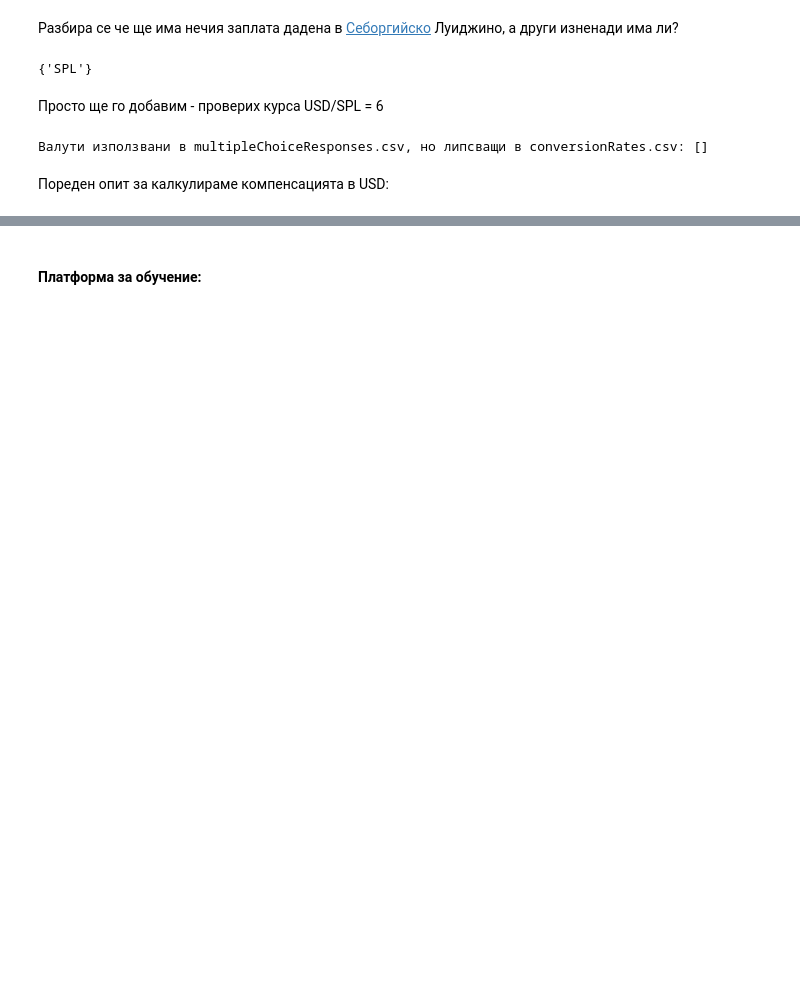
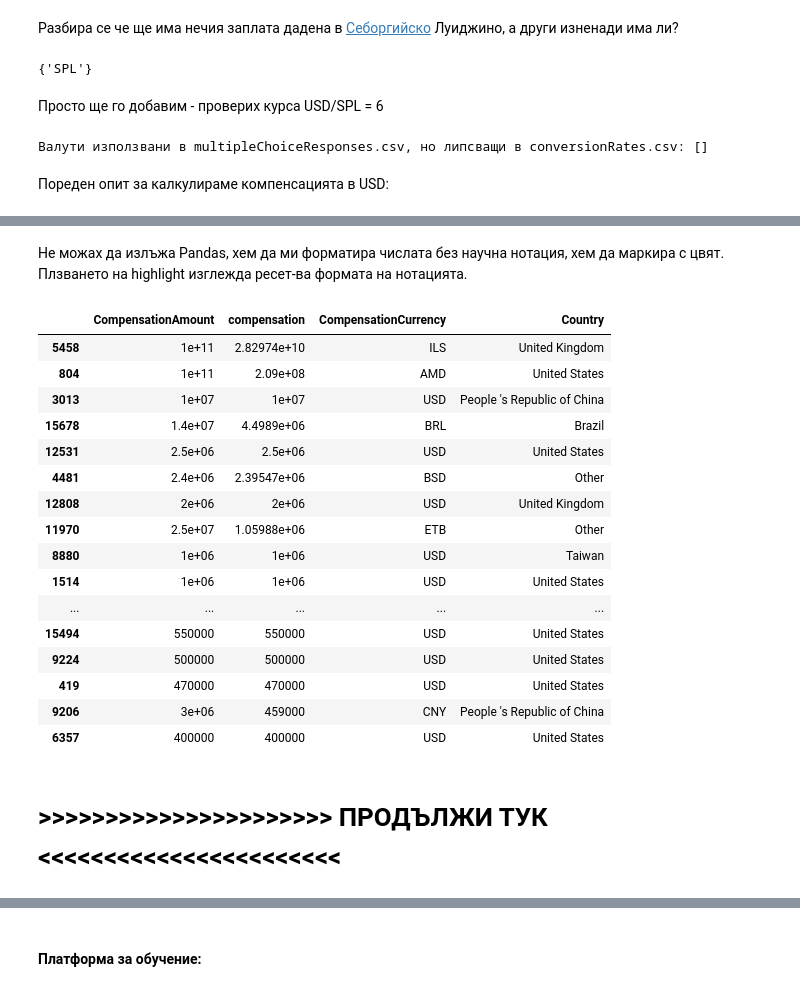
Before and after one commit to bobev18/kaggle_survey-17, a Jupyter notebook: survey2017.ipynb, the cells around one changed output, grey strips where cells are left out. Drawn from its saved outputs; the diff is of its cells as text; code cells hidden in the pictures; blank space fills up the shorter version.

```diff
--- a/survey2017.ipynb
+++ b/survey2017.ipynb
@@ -412,0 +464,25 @@ sns.distplot(pd.np.log10(logable), ax=axes[1, 1])
+# %% [markdown]
+Не можах да излъжа Pandas, хем да ми форматира числата без научна нотация, хем да маркира с цвят. Плзването на highlight изглежда ресет-ва формата на нотацията.
+# %%
+# pd.reset_option('display.float_format')
+selected.style.apply(lambda x: ['background: lightblue' if x.name == 'compensation' and (isinstance(z, float) and z >= 1e+06) else '' for i,z in x.iteritems()])
+# %% [output]
+|  | CompensationAmount | compensation | CompensationCurrency | Country |
+| 5458 | 1e+11 | 2.82974e+10 | ILS | United Kingdom |
+| 804 | 1e+11 | 2.09e+08 | AMD | United States |
+| 3013 | 1e+07 | 1e+07 | USD | People 's Republic of China |
+| 15678 | 1.4e+07 | 4.4989e+06 | BRL | Brazil |
+| 12531 | 2.5e+06 | 2.5e+06 | USD | United States |
+| 4481 | 2.4e+06 | 2.39547e+06 | BSD | Other |
+| 12808 | 2e+06 | 2e+06 | USD | United Kingdom |
+| 11970 | 2.5e+07 | 1.05988e+06 | ETB | Other |
+| 8880 | 1e+06 | 1e+06 | USD | Taiwan |
+| 1514 | 1e+06 | 1e+06 | USD | United States |
+| ... | ... | ... | ... | ... |
+| 15494 | 550000 | 550000 | USD | United States |
+| 9224 | 500000 | 500000 | USD | United States |
+| 419 | 470000 | 470000 | USD | United States |
+| 9206 | 3e+06 | 459000 | CNY | People 's Republic of China |
+| 6357 | 400000 | 400000 | USD | United States |
+# %% [markdown]
+# >>>>>>>>>>>>>>>>>>>>>> ПРОДЪЛЖИ ТУК <<<<<<<<<<<<<<<<<<<<<<<
```
Also changed, not shown: parts of 81 cells of this notebook.
